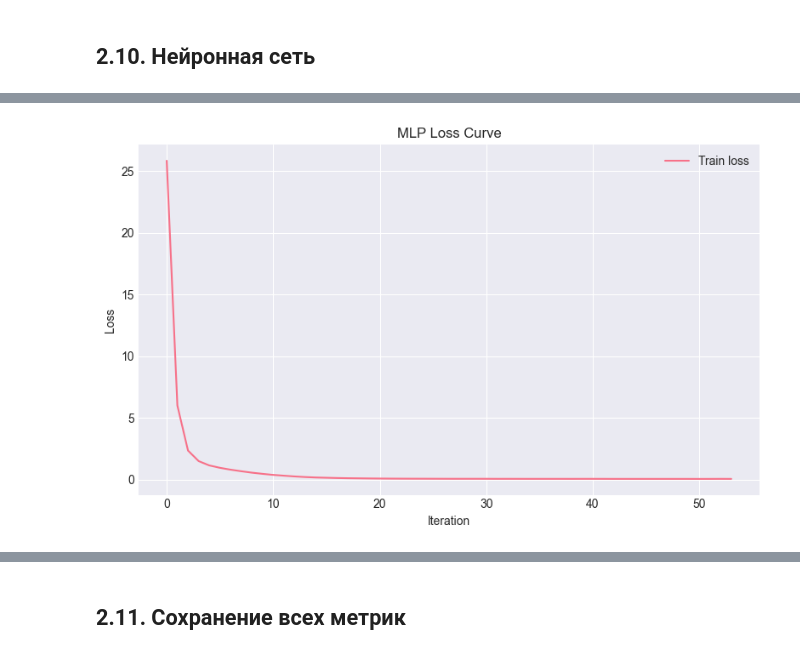
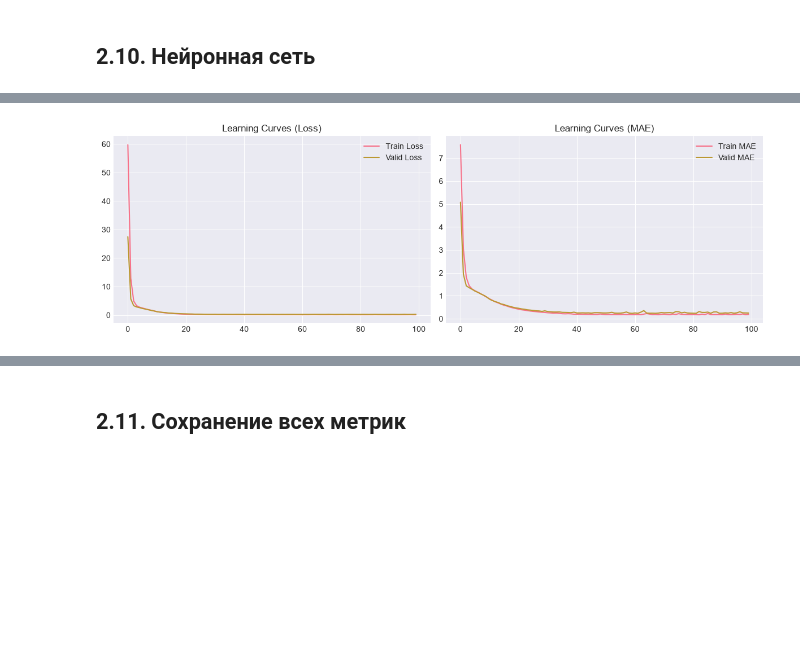
Before and after one commit to Dinmir331/tpu_8EM51_ML_course, a Jupyter notebook: model_training.ipynb, the cells around one changed output, grey strips where cells are left out. Drawn from its saved outputs; the diff is of its cells as text; code cells hidden in the pictures; blank space fills up the shorter version.

Commit message:
tensorflowed

```diff
--- a/model_training.ipynb
+++ b/model_training.ipynb
@@ -229,30 +234,45 @@ MSE: 0.1613, MAE: 0.1998, R2: 0.8048
 # %%
-from sklearn.neural_network import MLPRegressor
+import tensorflow as tf
+from tensorflow import keras
+from tensorflow.keras import layers
+import datetime
+import numpy as np
+import pandas as pd
+import matplotlib.pyplot as plt
+from sklearn.metrics import mean_squared_error, mean_absolute_error, r2_score
 
-print("\n=== Нейронная сеть (MLPRegressor) ===")
+print("\n=== Нейронная сеть (Keras) с TensorBoard ===")
 nn_params = p['neural_network']
 
-mlp = MLPRegressor(
-    hidden_layer_sizes=nn_params['hidden_layer_sizes'],
-    activation=nn_params['activation'],
-    solver=nn_params['solver'],
-    alpha=nn_params['alpha'],
-    batch_size=nn_params['batch_size'],
-    learning_rate_init=nn_params['learning_rate_init'],
-    max_iter=nn_params['max_iter'],
-    early_stopping=nn_params['early_stopping'],
-    validation_fraction=nn_params['validation_fraction'],
-    random_state=nn_params['random_state'],
-    verbose=False
+model = keras.Sequential()
+model.add(layers.Input(shape=(X_train_scaled.shape[1],)))
+for units in nn_params['hidden_units']:
+    model.add(layers.Dense(units, activation='relu'))
+model.add(layers.Dense(1))   # выходной слой (регрессия)
+
+model.compile(
+    optimizer=keras.optimizers.Adam(learning_rate=nn_params['learning_rate']),
+    loss='mse',
+    metrics=['mae']
 )
 
-mlp.fit(X_train_scaled, y_train)
+log_dir = "logs/fit/" + datetime.datetime.now().strftime("%Y%m%d-%H%M%S")
+tensorboard_cb = keras.callbacks.TensorBoard(log_dir=log_dir, histogram_freq=1)
 
-y_pred_nn = mlp.predict(X_test_scaled)
+history = model.fit(
+    X_train_scaled, y_train,
+    validation_data=(X_valid_scaled, y_valid),
+    epochs=nn_params['epochs'],
+    batch_size=nn_params['batch_size'],
+    callbacks=[tensorboard_cb],
+    verbose=1
+)
 
-mse_nn  = mean_squared_error(y_test, y_pred_nn)
-mae_nn  = mean_absolute_error(y_test, y_pred_nn)
-r2_nn   = r2_score(y_test, y_pred_nn)
+y_pred_nn = model.predict(X_test_scaled).flatten()
+
+mse_nn = mean_squared_error(y_test, y_pred_nn)
+mae_nn = mean_absolute_error(y_test, y_pred_nn)
+r2_nn = r2_score(y_test, y_pred_nn)
 
 all_metrics['neural_network'] = {
     'MSE': float(mse_nn),
@@ -261,28 +281,30 @@ all_metrics['neural_network'] = {
 }
 print(f"MSE: {mse_nn:.4f}, MAE: {mae_nn:.4f}, R2: {r2_nn:.4f}")
 
-# Кривая потерь по эпохам
-plt.figure(figsize=(8,5))
-plt.plot(mlp.loss_curve_, label='Train loss')
-plt.title('MLP Loss Curve')
-plt.xlabel('Iteration')
-plt.ylabel('Loss')
+# Кривые обучения
+plt.figure(figsize=(12,4))
+plt.subplot(1,2,1)
+plt.plot(history.history['loss'], label='Train Loss')
+plt.plot(history.history['val_loss'], label='Valid Loss')
+plt.title('Learning Curves (Loss)')
+plt.legend()
+plt.subplot(1,2,2)
+plt.plot(history.history['mae'], label='Train MAE')
+plt.plot(history.history['val_mae'], label='Valid MAE')
+plt.title('Learning Curves (MAE)')
 plt.legend()
 plt.tight_layout()
 plt.savefig('data/processed/nn_training_history.png')
 plt.show()
 
-# Сохраняем кривую для DVC plots
-loss_df = pd.DataFrame({
-    'iteration': range(len(mlp.loss_curve_)),
-    'loss': mlp.loss_curve_
-})
-loss_df.to_csv('data/processed/nn_training_curves.csv', index=False)
+# CSV для DVC plots
+hist_df = pd.DataFrame(history.history)
+hist_df.to_csv('data/processed/nn_training_curves.csv', index=False)
 
 # Гистограмма весов первого скрытого слоя
 plt.figure(figsize=(8,5))
-weights_input_hidden = mlp.coefs_[0].ravel()
-plt.hist(weights_input_hidden, bins=50, alpha=0.7, color='skyblue')
+weights = model.layers[0].get_weights()[0].flatten()
+plt.hist(weights, bins=50, alpha=0.7, color='skyblue')
 plt.title('Weight Histogram (Input → First Hidden Layer)')
 plt.xlabel('Weight value')
 plt.ylabel('Frequency')
@@ -295 +332 @@ MSE: 0.1725, MAE: 0.2136, R2: 0.7913
-[figure, old version]
+[figure, new version]
```
Also changed, not shown: parts of 3 cells of this notebook, 24 other files.
